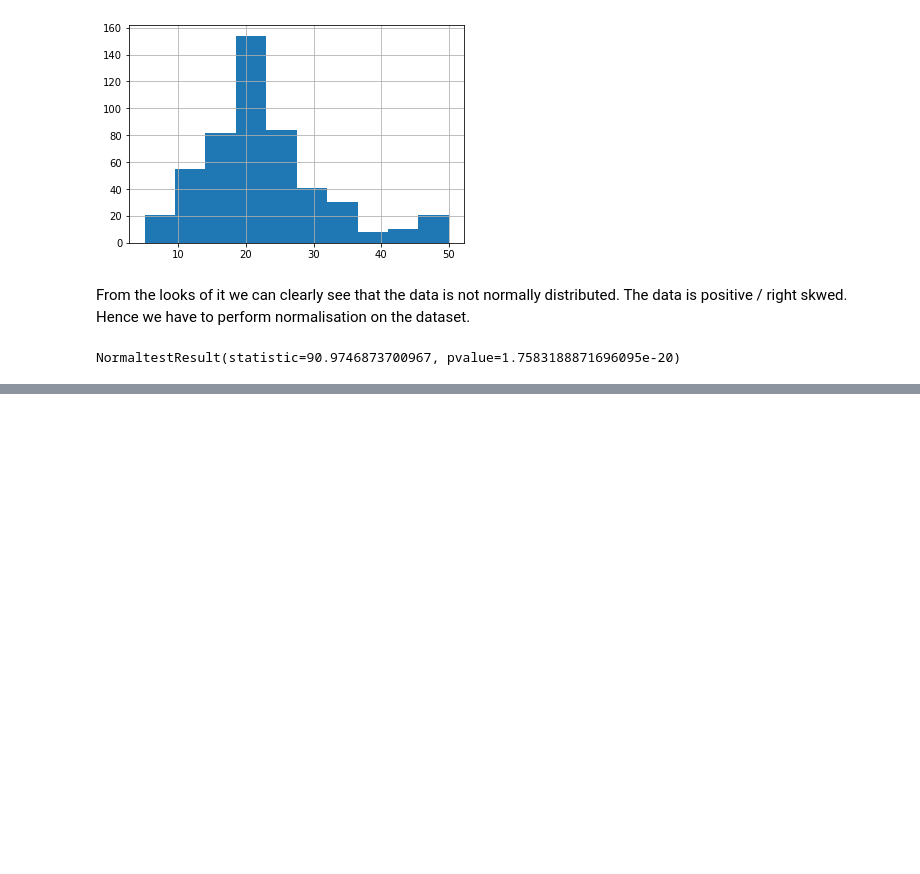
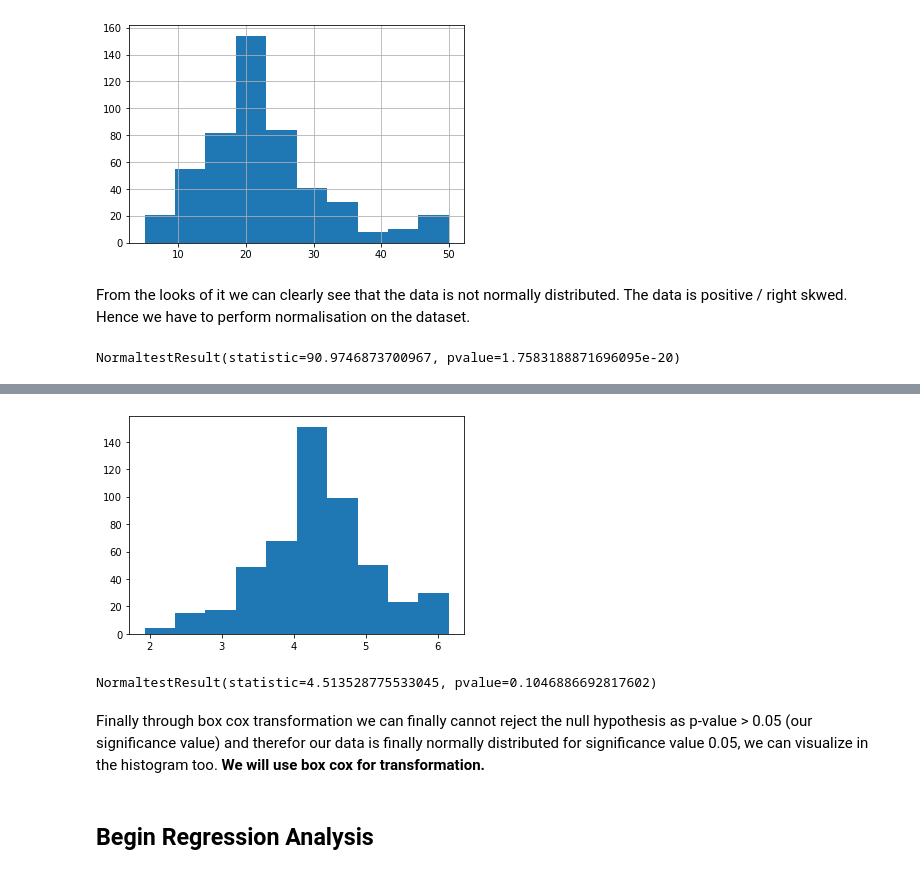
Before and after one commit to 0xNILADRI/Boston-Housing-Price-Prediction, a Jupyter notebook: Untitled.ipynb, the cells around one changed output, grey strips where cells are left out. Saved outputs shown, nothing was run; the diff lists cells and outputs as text; code cells hidden in the pictures; blank space fills up the shorter version.

```diff
--- a/Untitled.ipynb
+++ b/Untitled.ipynb
@@ -62,0 +103,12 @@ Three famous ways of noramalization :
+# %%
+plt.hist(boxcox_medv);
+# %% [output]
+[figure, added]
+# %%
+normaltest(boxcox_medv)
+# %% [output]
+NormaltestResult(statistic=4.513528775533045, pvalue=0.1046886692817602)
+# %% [markdown]
+Finally through box cox transformation we can finally cannot reject the null hypothesis as p-value > 0.05 (our significance value) and therefor our data is finally normally distributed for significance value 0.05, we can visualize in the histogram too. __We will use box cox for transformation.__
+# %% [markdown]
+## Begin Regression Analysis
```
Also changed, not shown: parts of 23 cells of this notebook.
